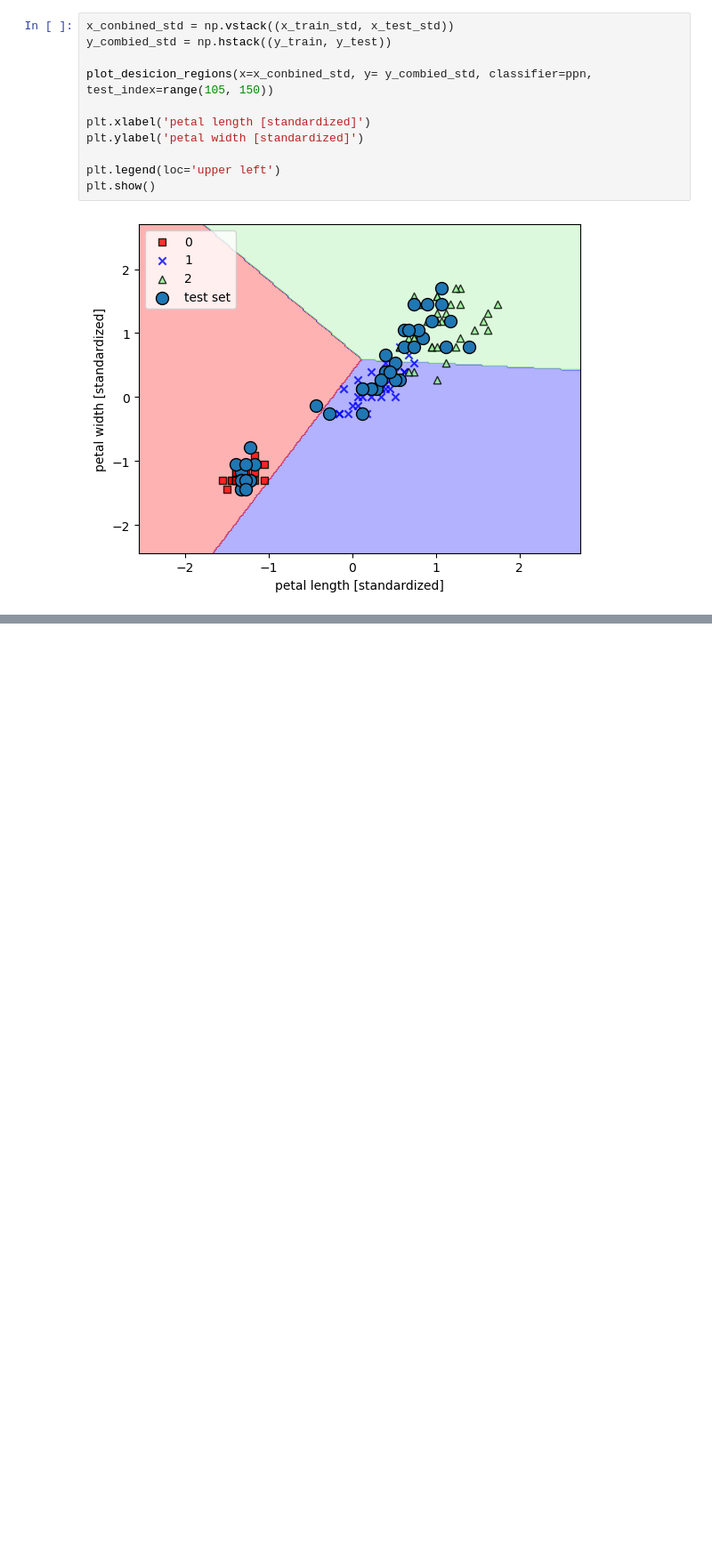
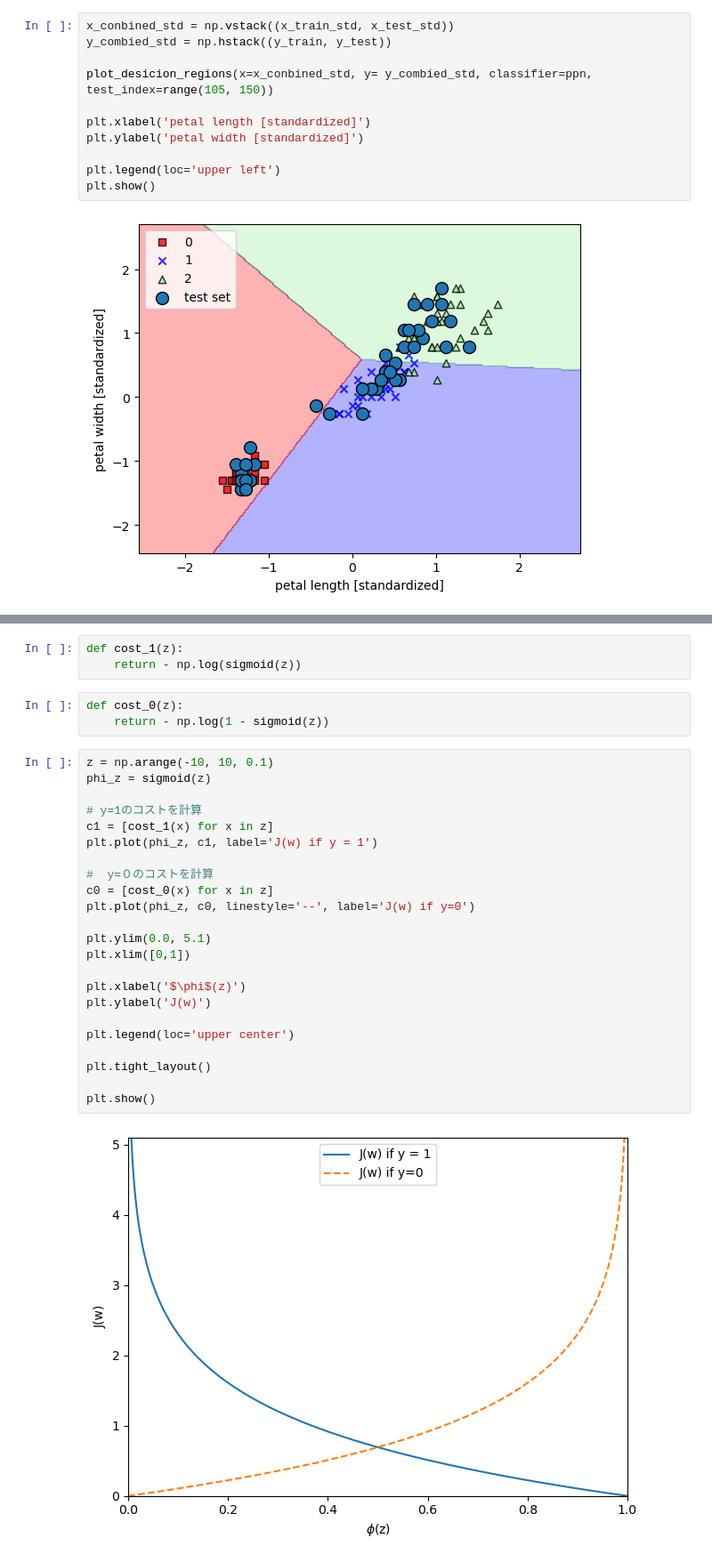
Before and after one commit to nakajinbee/ml-study, a Jupyter notebook: classification.ipynb, the cells around one changed output, grey strips where cells are left out. Shown at 89% size. Drawn from its saved outputs; the diff is of its cells as text; blank space fills up the shorter version.

```diff
--- a/classification.ipynb
+++ b/classification.ipynb
@@ -94,0 +116,31 @@ plt.show()
+# %%
+def cost_1(z):
+    return - np.log(sigmoid(z))
+# %%
+def cost_0(z):
+    return - np.log(1 - sigmoid(z))
+# %%
+z = np.arange(-10, 10, 0.1)
+phi_z = sigmoid(z)
+
+# y=1のコストを計算
+c1 = [cost_1(x) for x in z]
+plt.plot(phi_z, c1, label='J(w) if y = 1')
+
+#  y=０のコストを計算
+c0 = [cost_0(x) for x in z]
+plt.plot(phi_z, c0, linestyle='--', label='J(w) if y=0')
+
+plt.ylim(0.0, 5.1)
+plt.xlim([0,1])
+
+plt.xlabel('$\phi$(z)')
+plt.ylabel('J(w)')
+
+plt.legend(loc='upper center')
+
+plt.tight_layout()
+
+plt.show()
+# %% [output]
+[figure, added]
```
Also changed, not shown: parts of 2 cells of this notebook.
